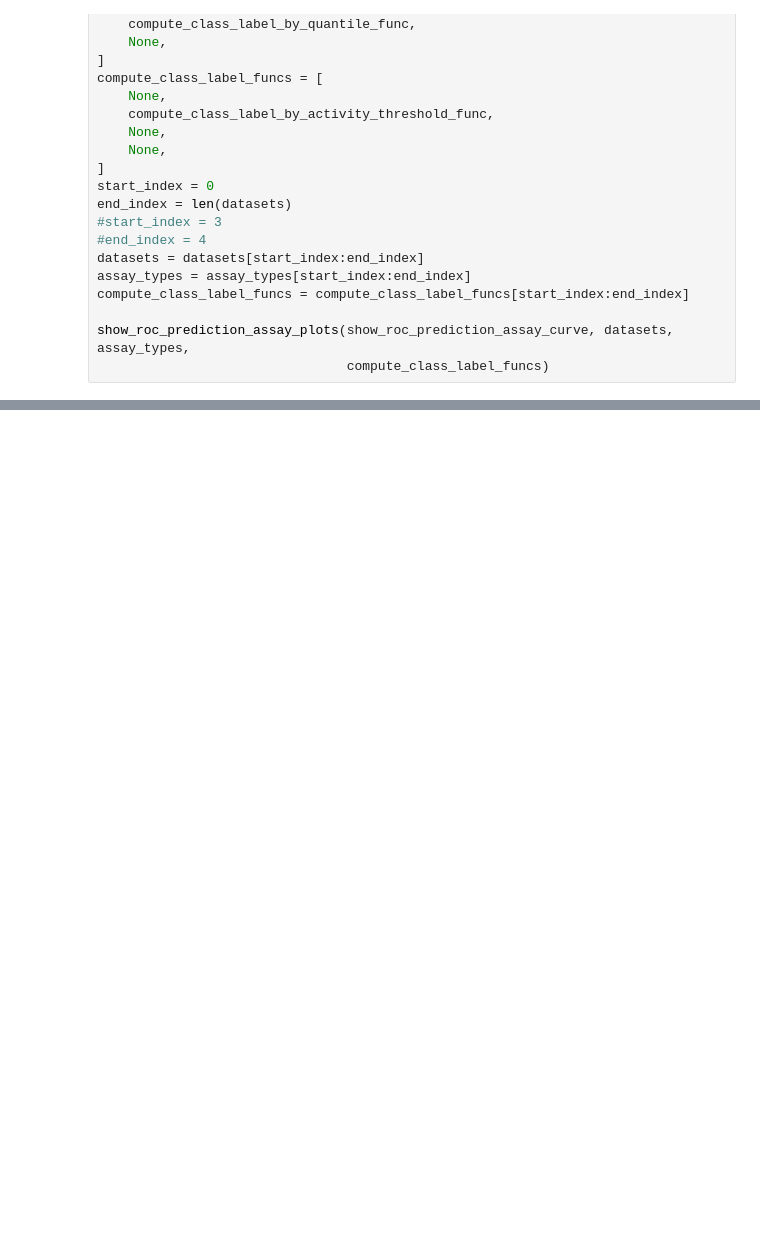
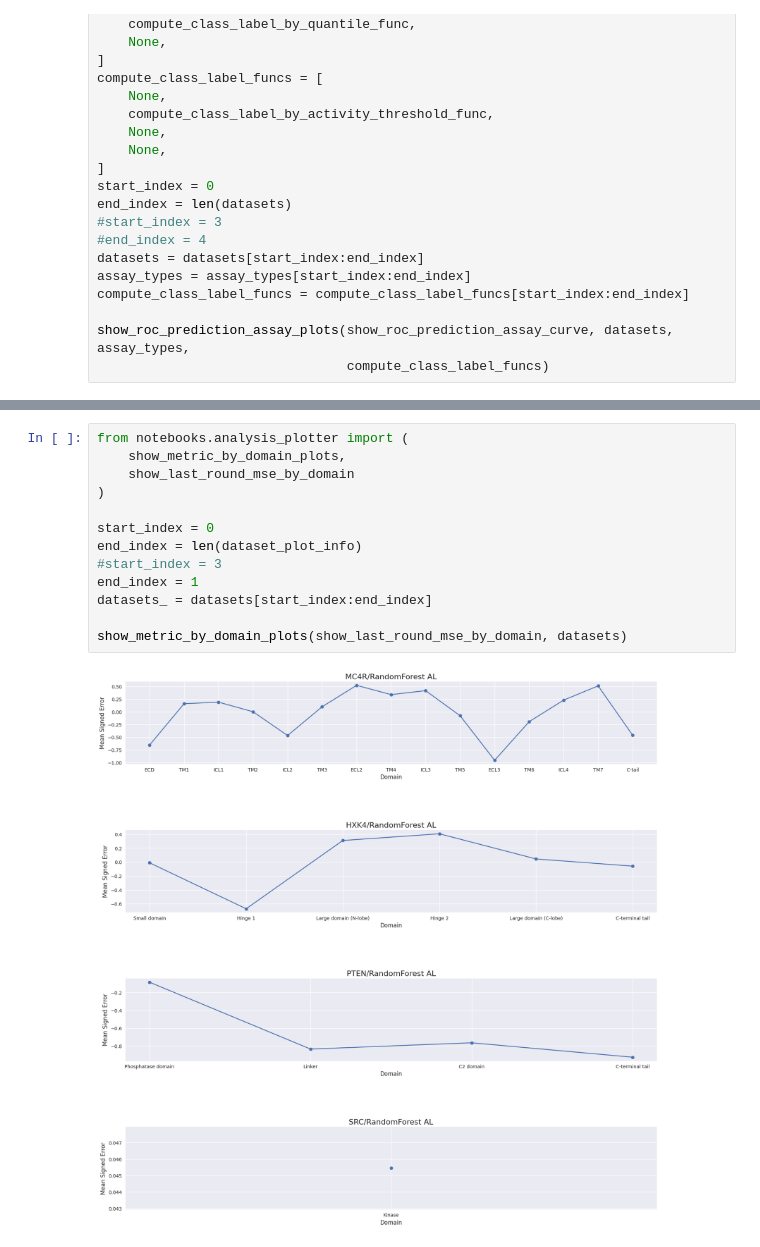
Before and after one commit to claudiofr/msalde, a Jupyter notebook: notebooks/calibration_analysis.ipynb, the cells around one changed output, grey strips where cells are left out. Drawn from its saved outputs; the diff is of its cells as text; blank space fills up the shorter version.

```diff
--- a/notebooks/calibration_analysis.ipynb
+++ b/notebooks/calibration_analysis.ipynb
@@ -278,0 +373,15 @@ show_roc_prediction_assay_plots(show_roc_prediction_assay_curve, datasets, assay
+# %%
+from notebooks.analysis_plotter import (
+    show_metric_by_domain_plots,
+    show_last_round_mse_by_domain
+)
+
+start_index = 0
+end_index = len(dataset_plot_info)
+#start_index = 3
+end_index = 1
+datasets_ = datasets[start_index:end_index]
+
+show_metric_by_domain_plots(show_last_round_mse_by_domain, datasets)
+# %% [output]
+[figure, added]
```
Also changed, not shown: parts of 4 cells of this notebook, 17 other files.
